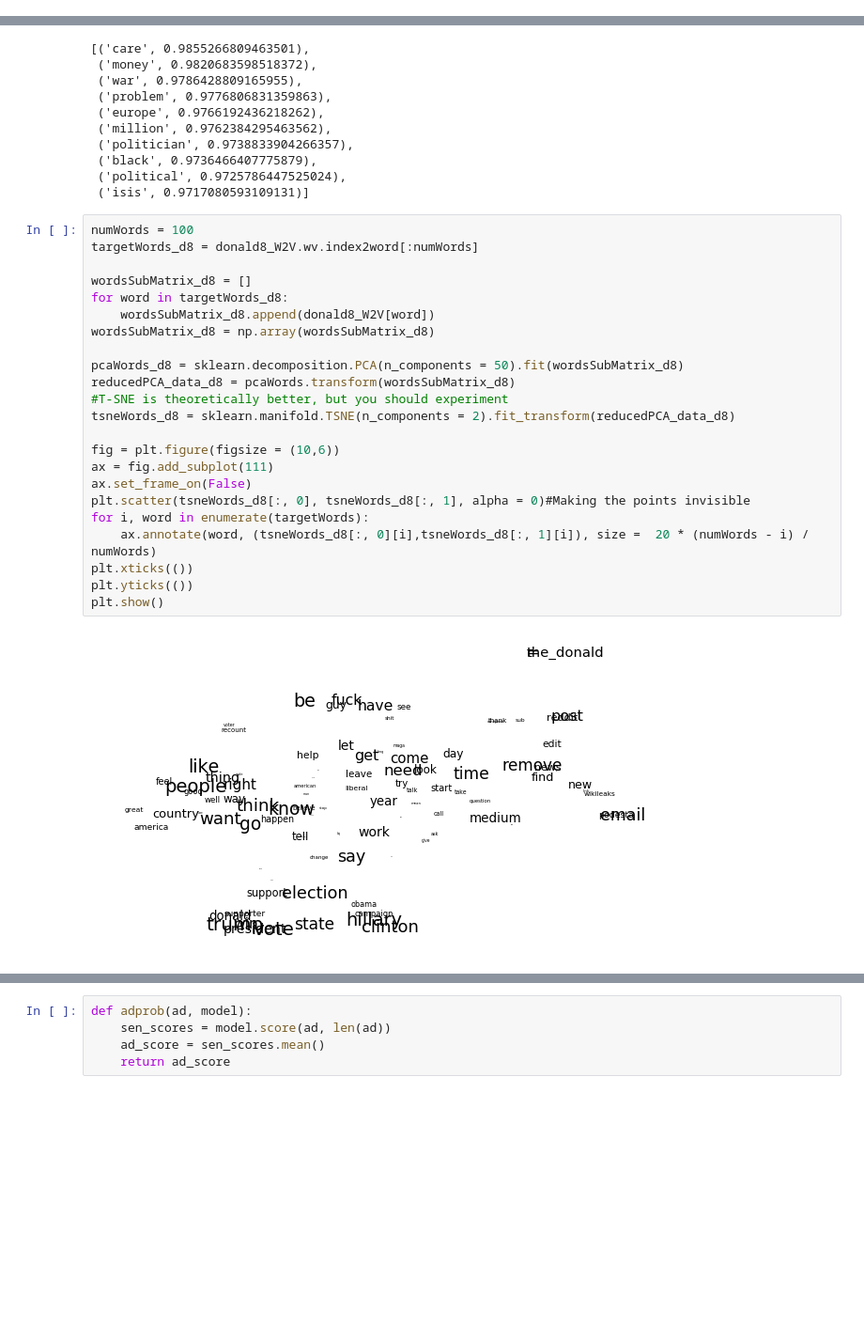
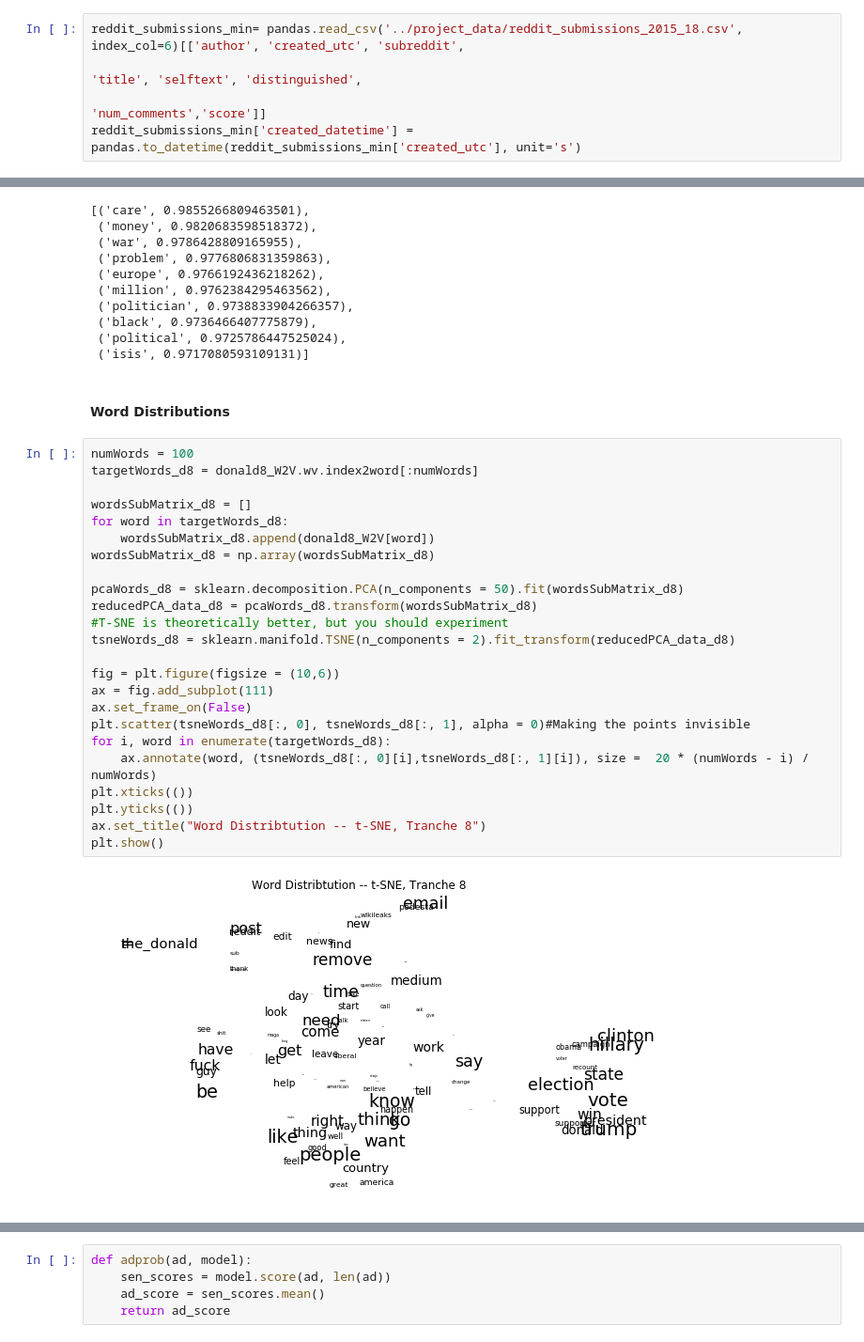
Before and after one commit to adarshmathew/Content-Analysis-2020, a Jupyter notebook: week-7/7-Vector-Space-Word-Embeddings_adarshm.ipynb, the cells around one changed output, grey strips where cells are left out. Shown at 94% size. Drawn from its saved outputs; the diff is of its cells as text; blank space fills up the shorter version.

```diff
--- a/week-7/7-Vector-Space-Word-Embeddings_adarshm.ipynb
+++ b/week-7/7-Vector-Space-Word-Embeddings_adarshm.ipynb
@@ -60,0 +36,5 @@ donald4_W2Vsoft.save("donald4_WORD2Vec_soft")
+# %%
+reddit_submissions_min= pandas.read_csv('../project_data/reddit_submissions_2015_18.csv', index_col=6)[['author', 'created_utc', 'subreddit',
+                                                                                                        'title', 'selftext', 'distinguished',
+                                                                                                       'num_comments','score']]
+reddit_submissions_min['created_datetime'] = pandas.to_datetime(reddit_submissions_min['created_utc'], unit='s')
@@ -450,28 +383,31 @@ donald4_W2V.most_similar('woman')
  ('black', 0.9736466407775879),
  ('political', 0.9725786447525024),
  ('isis', 0.9717080593109131)]
+# %% [markdown]
+#### Word Distributions
 # %%
 numWords = 100
 targetWords_d8 = donald8_W2V.wv.index2word[:numWords]
 
 wordsSubMatrix_d8 = []
 for word in targetWords_d8:
     wordsSubMatrix_d8.append(donald8_W2V[word])
 wordsSubMatrix_d8 = np.array(wordsSubMatrix_d8)
 
 pcaWords_d8 = sklearn.decomposition.PCA(n_components = 50).fit(wordsSubMatrix_d8)
-reducedPCA_data_d8 = pcaWords.transform(wordsSubMatrix_d8)
+reducedPCA_data_d8 = pcaWords_d8.transform(wordsSubMatrix_d8)
 #T-SNE is theoretically better, but you should experiment
 tsneWords_d8 = sklearn.manifold.TSNE(n_components = 2).fit_transform(reducedPCA_data_d8)
 
 fig = plt.figure(figsize = (10,6))
 ax = fig.add_subplot(111)
 ax.set_frame_on(False)
 plt.scatter(tsneWords_d8[:, 0], tsneWords_d8[:, 1], alpha = 0)#Making the points invisible
-for i, word in enumerate(targetWords):
+for i, word in enumerate(targetWords_d8):
     ax.annotate(word, (tsneWords_d8[:, 0][i],tsneWords_d8[:, 1][i]), size =  20 * (numWords - i) / numWords)
 plt.xticks(())
 plt.yticks(())
+ax.set_title("Word Distribtution -- t-SNE, Tranche 8")
 plt.show()
 # %% [output]
-[figure, old version]
+[figure, new version]
```
Also changed, not shown: parts of 118 cells of this notebook, 2 other files.
